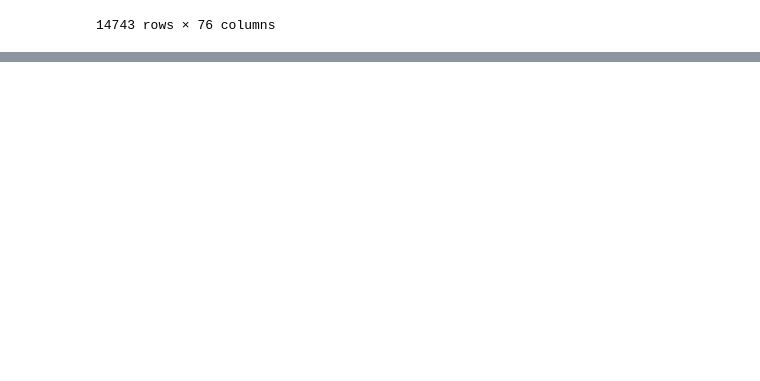
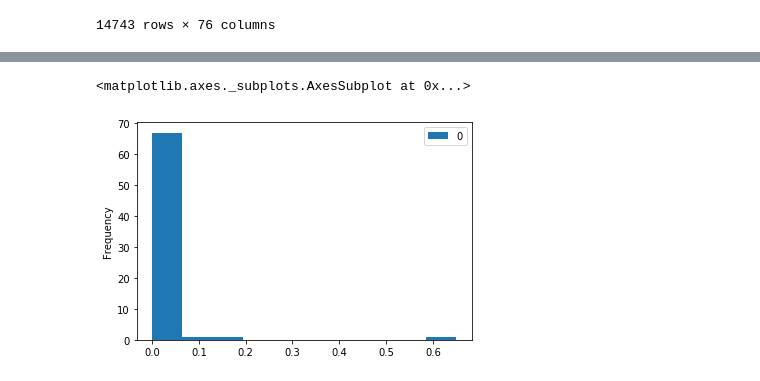
Before and after one commit to arubiales/trees-models, a Jupyter notebook: 2 - Model tree.ipynb, the cells around one changed output, grey strips where cells are left out. Saved outputs shown, nothing was run; the diff lists cells and outputs as text; code cells hidden in the pictures; blank space fills up the shorter version.

```diff
--- a/2 - Model tree.ipynb
+++ b/2 - Model tree.ipynb
@@ -88,9 +107,0 @@ from sklearn.neighbors import KNeighborsRegressor
-# %%
-lm_reg = LinearRegression()
-
-lm_reg.fit(X_train, y_train)
-predictions = lm_reg.predict(X_test)
-print(mean_absolute_error(lm_reg.predict(X_test), y_test))
-print(np.sqrt(mean_squared_error(lm_reg.predict(X_test), y_test)))
-print(mean_absolute_error(lm_reg.predict(X_train), y_train))
-print(np.sqrt(mean_squared_error(lm_reg.predict(X_train), y_train)))
@@ -142,0 +131,3 @@ feature_importance
+# %%
+X_train_2 = X_train.drop(columns=['Release Clause'])
+X_test_2 = X_test.drop(columns=['Release Clause'])
@@ -142,0 +148,6 @@ feature_importance
+# %%
+feature_importance_2 = pd.DataFrame(dt_reg_3.feature_importances_, index=X_train_2.columns)
+feature_importance_2.plot(kind='hist')
+# %% [output]
+<matplotlib.axes._subplots.AxesSubplot at 0x...>
+[figure, added]
```
Also changed, not shown: parts of 43 cells of this notebook, 5 other files.
